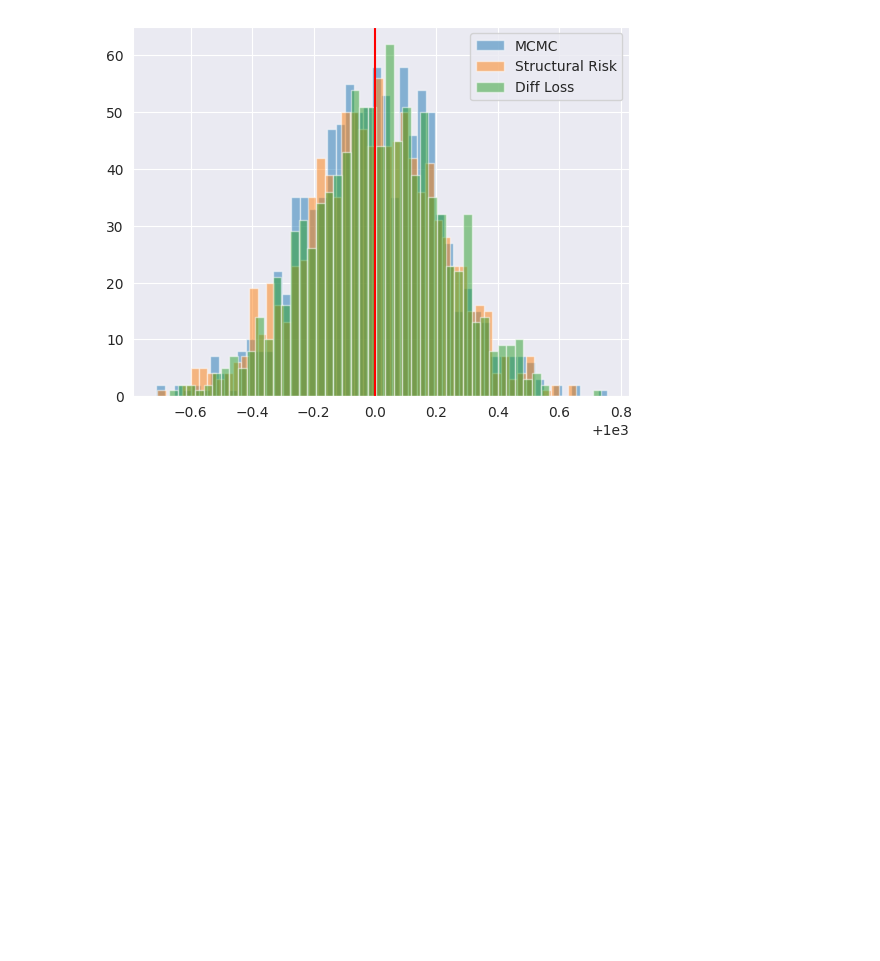
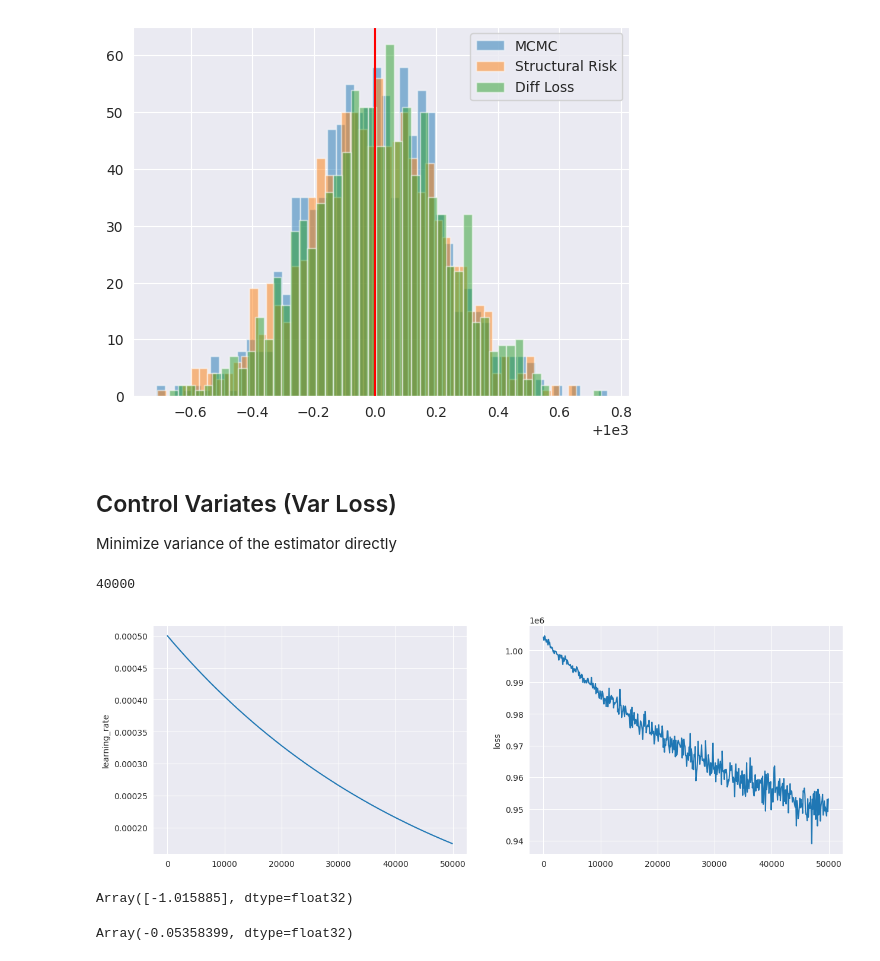
Before and after one commit to kkorolev1/mcmc-control-variates, a Jupyter notebook: experiments.ipynb, the cells around one changed output. Saved outputs shown, nothing was run; the diff lists cells and outputs as text; code cells hidden in the pictures; blank space fills up the shorter version.

```diff
--- a/experiments.ipynb
+++ b/experiments.ipynb
@@ -117,6 +117,7 @@ plt.show()
 # %%
 rng, key = jax.random.split(rng)
 cv_model = CVLinear(in_size=DIST_DIM, key=key)
+
 scheduler = optax.exponential_decay(init_value=5e-4, transition_steps=700, decay_rate=0.9)
 optimizer = optax.inject_hyperparams(optax.adam)(learning_rate=scheduler)
 loss = CVLoss(fn=fn, l2_alpha=10)
@@ -125,6 +126,7 @@ logger = Logger()
 
 cv_trainer = CVTrainer(cv_model, dataloader, optimizer, loss, logger, n_steps=15_000)
 
+rng, key = jax.random.split(rng)
 cv_trainer.train(key)
 
 plot_log_results(logger)
@@ -194,7 +196,6 @@ plt.show()
 from diffcv.cv import DiffLoss
 # %%
 rng, key = jax.random.split(rng)
-
 cv_diff_model = CVLinear(in_size=DIST_DIM, key=key)
 scheduler = optax.exponential_decay(init_value=5e-4, transition_steps=700, decay_rate=0.9)
 optimizer = optax.inject_hyperparams(optax.adam)(learning_rate=scheduler)
@@ -203,6 +204,7 @@ loss = DiffLoss(fn=fn, grad_log_p=grad_log_p)
 logger = Logger()
 
 cv_diff_trainer = CVTrainer(cv_diff_model, dataloader, optimizer, loss, logger, n_steps=5_000)
+rng, key = jax.random.split(rng)
 cv_diff_trainer.train(key)
 
 plot_log_results(logger)
@@ -248,3 +250,7 @@ plt.legend(loc="upper right")
 plt.show()
 # %% [output]
 [figure]
+# %% [markdown]
+## Control Variates (Var Loss)
+
+Minimize variance of the estimator directly
@@ -250,0 +260,48 @@ plt.show()
+# %%
+rng, key = jax.random.split(rng)
+dataset, dataloader = get_data_from_sampler(sampler, DIST_DIM, key, n_chains=100, init_std=INIT_STD)
+len(dataset)
+# %% [output]
+40000
+# %%
+class ModelWithConstant(eqx.Module):
+    model: eqx.Module
+    c: jax.Array
+
+    def __init__(self, model: eqx.Module, shape, key: jax.random.PRNGKey):
+        self.model = model
+        self.c = jax.random.normal(key, shape)
+
+    @eqx.filter_jit
+    def __call__(self, x):
+        return self.model(x)
+
+
+rng, key = jax.random.split(rng)
+g = CVLinear(in_size=DIST_DIM, key=key)
+
+rng, key = jax.random.split(rng)
+cv_var_model = ModelWithConstant(g, (1, ), key)
+# %%
+scheduler = optax.exponential_decay(init_value=5e-4, transition_steps=5000, decay_rate=0.9)
+optimizer = optax.inject_hyperparams(optax.adam)(learning_rate=scheduler)
+loss = VarLoss(fn=fn, grad_log_p=grad_log_p)
+
+logger = Logger()
+
+cv_var_trainer = CVTrainer(cv_var_model, dataloader, optimizer, loss, logger, n_steps=50_000)
+rng, key = jax.random.split(rng)
+cv_var_trainer.train(key)
+
+plot_log_results(logger)
+# %% [output]
+[figure, added]
+# %%
+cv_var_model.c
+# %% [output]
+Array([-1.015885], dtype=float32)
+# %%
+generator_var = Generator(grad_log_p, cv_var_model.model)
+jax.vmap(generator_var)(dataset.arrays[0][:10000]).mean()
+# %% [output]
+Array(-0.05358399, dtype=float32)
```
Also changed, not shown: parts of 8 cells of this notebook, 3 other files.
